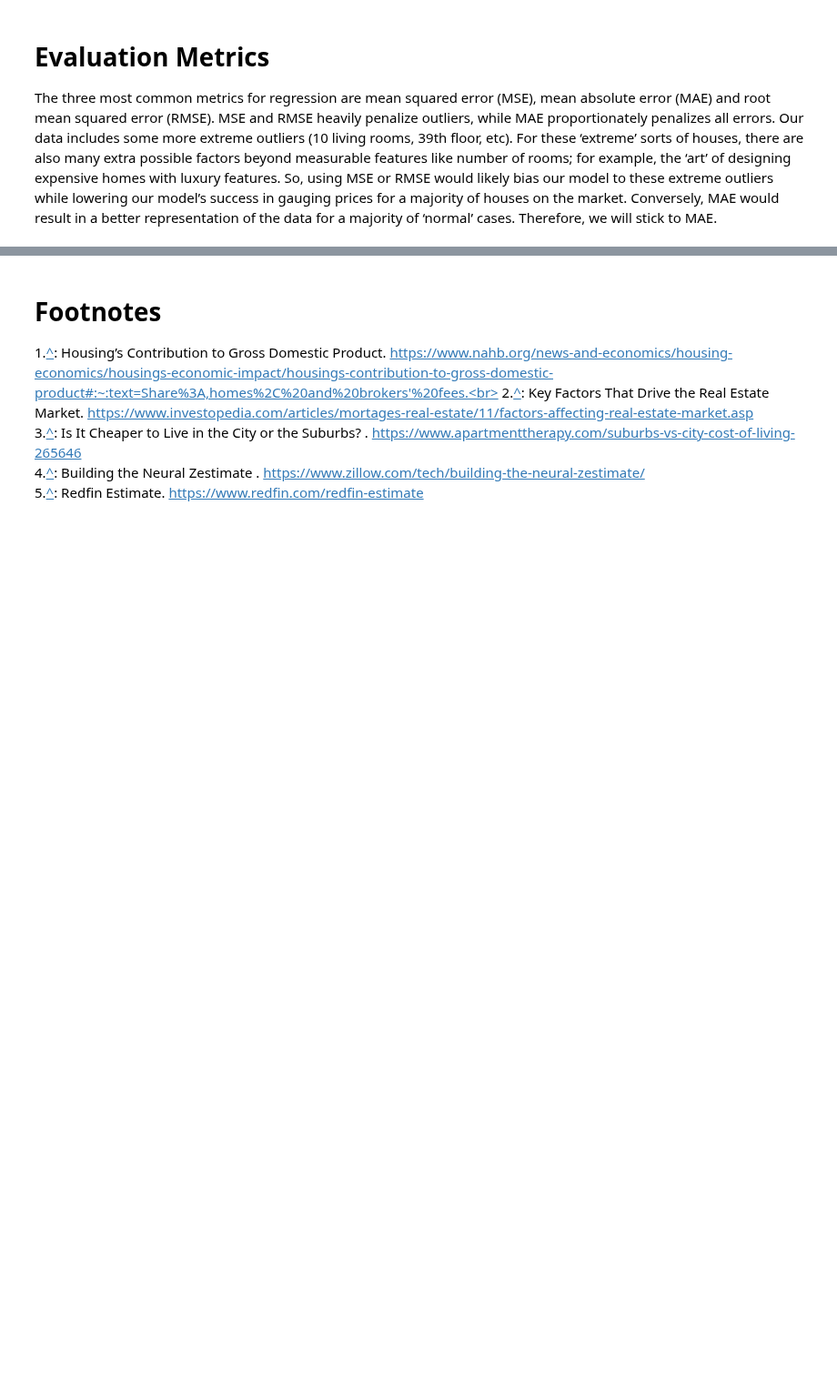
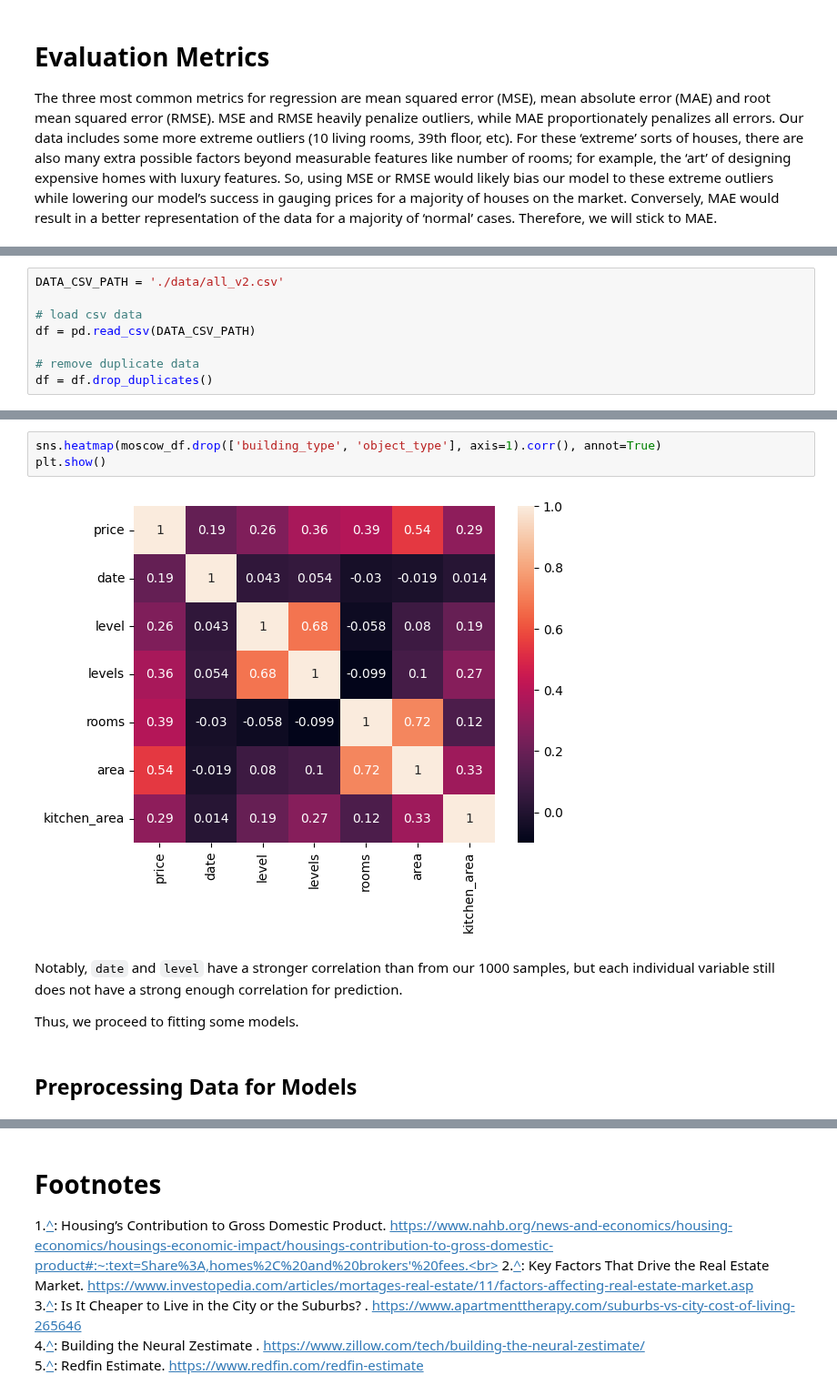
Before and after one commit to COGS118A/Group005-SP23, a Jupyter notebook: FinalProject_Group005-SP23.ipynb, the cells around one changed output, grey strips where cells are left out. Shown at 91% size. Saved outputs shown, nothing was run; the diff lists cells and outputs as text; blank space fills up the shorter version.

```diff
--- a/FinalProject_Group005-SP23.ipynb
+++ b/FinalProject_Group005-SP23.ipynb
@@ -118,0 +99,8 @@ Reiterate your main point and in just a few sentences tell us how your results s
+# %%
+DATA_CSV_PATH = './data/all_v2.csv'
+
+# load csv data
+df = pd.read_csv(DATA_CSV_PATH)
+
+# remove duplicate data
+df = df.drop_duplicates()
@@ -118,0 +202,11 @@ Reiterate your main point and in just a few sentences tell us how your results s
+# %%
+sns.heatmap(moscow_df.drop(['building_type', 'object_type'], axis=1).corr(), annot=True)
+plt.show()
+# %% [output]
+[figure, added]
+# %% [markdown]
+Notably, `date` and `level` have a stronger correlation than from our 1000 samples, but each individual variable still does not have a strong enough correlation for prediction.
+
+Thus, we proceed to fitting some models.
+# %% [markdown]
+## Preprocessing Data for Models
```
Also changed, not shown: parts of 118 cells of this notebook, 6 other files.
